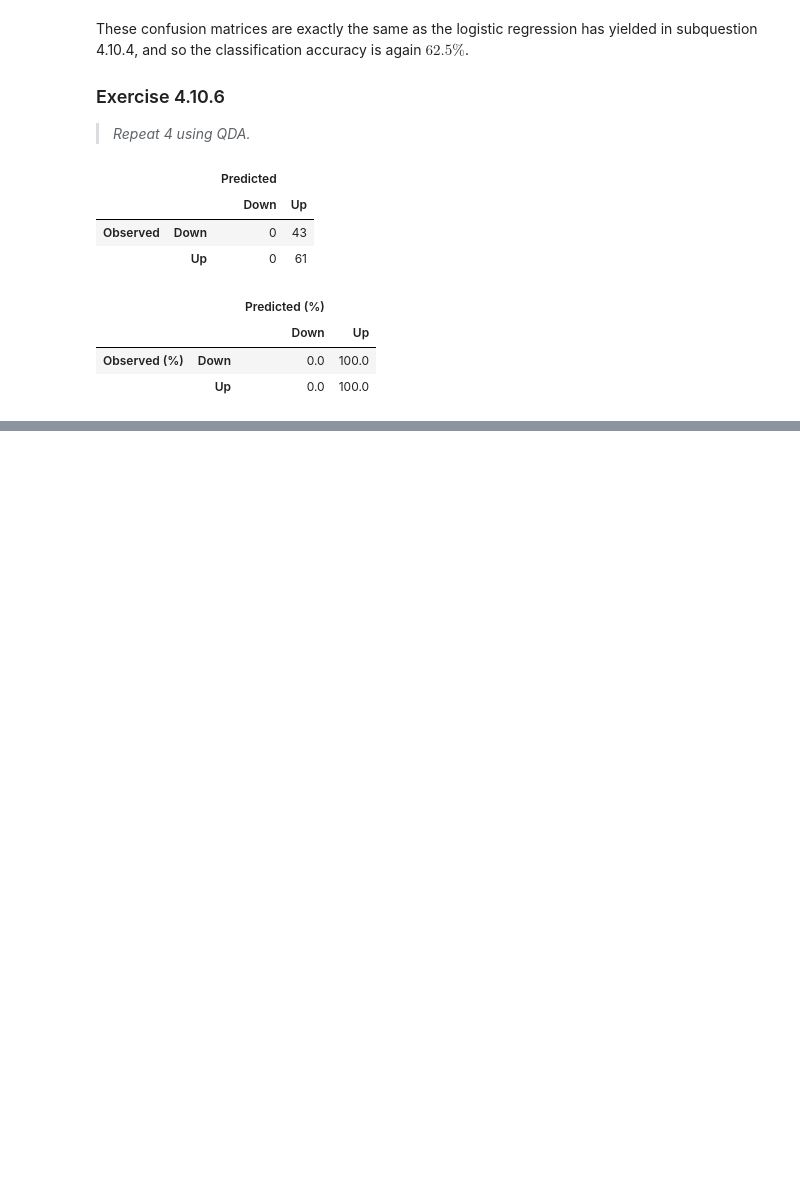
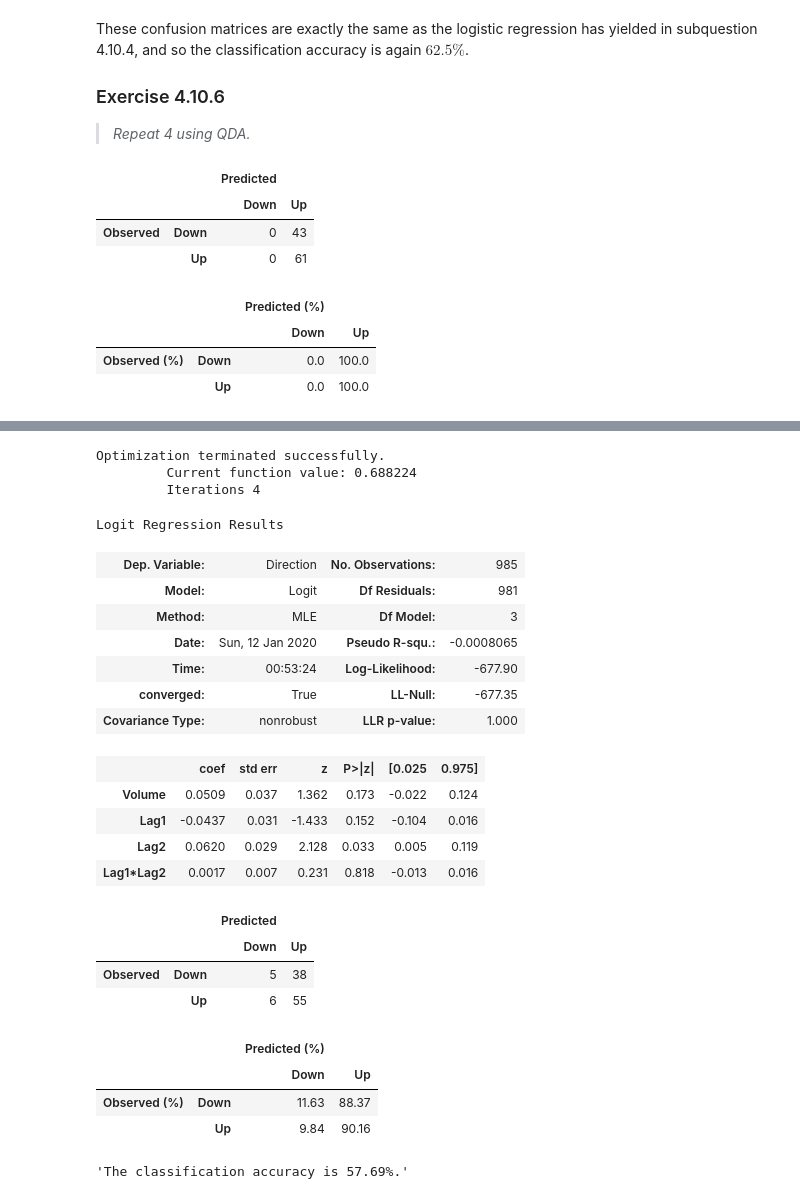
Before and after one commit to HerrBroekman/Python-solutions-for-An-Introduction-to-Statistical-Learning, a Jupyter notebook: Chapter4/Exercise10/4_10.ipynb, the cells around one changed output, grey strips where cells are left out. Saved outputs shown, nothing was run; the diff lists cells and outputs as text; code cells hidden in the pictures; blank space fills up the shorter version.

```diff
--- a/Chapter4/Exercise10/4_10.ipynb
+++ b/Chapter4/Exercise10/4_10.ipynb
@@ -238,0 +417,51 @@ Experiment with different combinations of predictors, including possible transfo
+# %%
+df['Lag1*Lag2'] = df['Lag1']*df['Lag2']
+descriptiveColumns = ['Volume', 'Lag1', 'Lag2', 'Lag1*Lag2']
+df_X_train = df[descriptiveColumns].loc[1990:2008]
+df_Y_train = df[targetColumn].loc[1990:2008]
+df_X_test = df[descriptiveColumns].loc[2009:2010]
+df_Y_test = df[targetColumn].loc[2009:2010]
+
+model = sm.Logit(df_Y_train, df_X_train)
+fitted = model.fit()
+fitted.summary()
+
+sr_Y_pred = fitted.predict(df_X_test)
+df_Y_test_and_pred = pd.DataFrame({
+    'Observed': df_Y_test['Direction'],
+    'Predicted': np.where(sr_Y_pred > 0.5, 1, 0),
+})
+df_confusion, df_confusion_pct = createConfusionMatrixFromOutOfSampleData(df=df_Y_test_and_pred, binaryMap={0: 'Down', 1: 'Up'})
+df_confusion
+df_confusion_pct.round(2)
+
+confusion_matrix = df_confusion.to_numpy()
+TN, FP, FN, TP = confusion_matrix[0, 0], confusion_matrix[0, 1], confusion_matrix[1, 0], confusion_matrix[1, 1]
+class_acc = 100 * ((TP + TN) / (TN + FP + FN + TP))
+f'The classification accuracy is {class_acc:.2f}%.'
+# %% [output]
+Optimization terminated successfully.
+         Current function value: 0.688224
+         Iterations 4
+Logit Regression Results
+| Dep. Variable: | Direction | No. Observations: | 985 |
+| Model: | Logit | Df Residuals: | 981 |
+| Method: | MLE | Df Model: | 3 |
+| Date: | Sun, 12 Jan 2020 | Pseudo R-squ.: | -0.0008065 |
+| Time: | 00:53:24 | Log-Likelihood: | -677.90 |
+| converged: | True | LL-Null: | -677.35 |
+| Covariance Type: | nonrobust | LLR p-value: | 1.000 |
+|  | coef | std err | z | P>|z| | [0.025 | 0.975] |
+| Volume | 0.0509 | 0.037 | 1.362 | 0.173 | -0.022 | 0.124 |
+| Lag1 | -0.0437 | 0.031 | -1.433 | 0.152 | -0.104 | 0.016 |
+| Lag2 | 0.0620 | 0.029 | 2.128 | 0.033 | 0.005 | 0.119 |
+| Lag1*Lag2 | 0.0017 | 0.007 | 0.231 | 0.818 | -0.013 | 0.016 |
+|  |  | Predicted |  |
+|  |  | Down | Up |
+| Observed | Down | 5 | 38 |
+|  | Up | 6 | 55 |
+|  |  | Predicted (%) |  |
+|  |  | Down | Up |
+| Observed (%) | Down | 11.63 | 88.37 |
+|  | Up | 9.84 | 90.16 |
+'The classification accuracy is 57.69%.'
```
Also changed, not shown: parts of 17 cells of this notebook.
